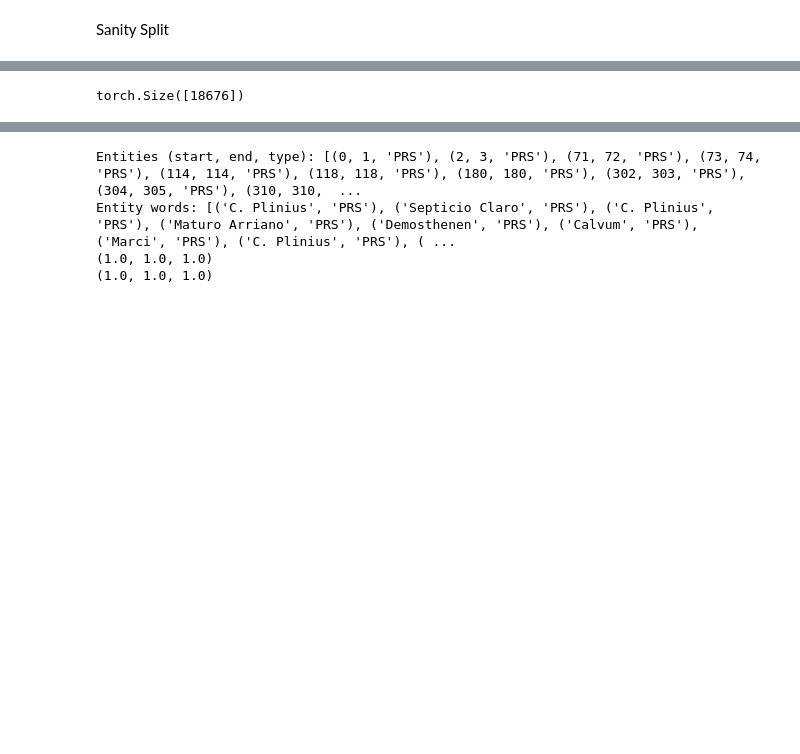
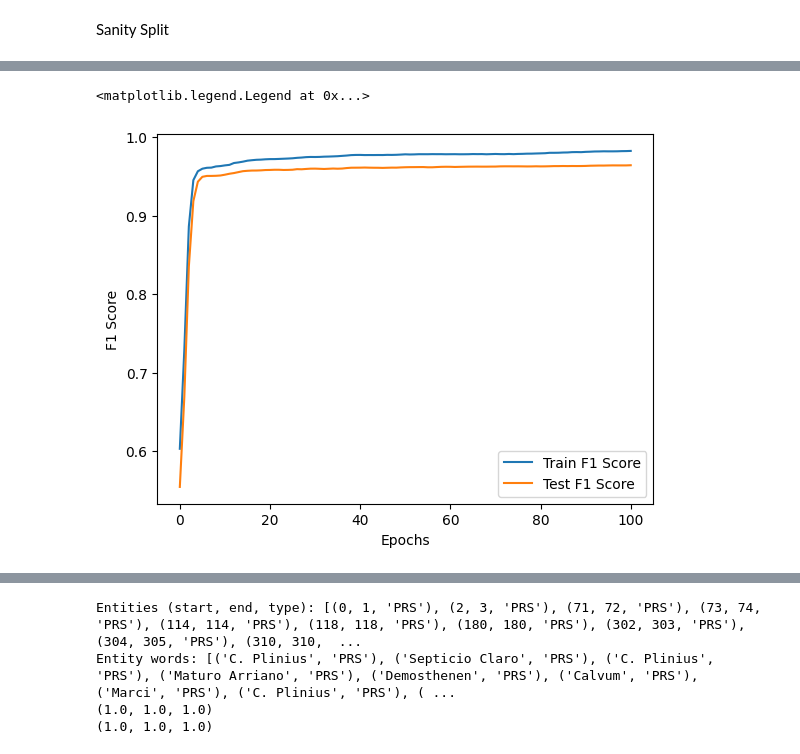
Before and after one commit to GabrielCirciu/Latin-NER-NLP, a Jupyter notebook: Data/data_multiclass.ipynb, the cells around one changed output, grey strips where cells are left out. Saved outputs shown, nothing was run; the diff lists cells and outputs as text; code cells hidden in the pictures; blank space fills up the shorter version.

Commit message:
Updated the code so we can compare two texts in a train-test way with each other

```diff
--- a/Data/data_multiclass.ipynb
+++ b/Data/data_multiclass.ipynb
@@ -330,6 +282,9 @@ Fail, try BERT supported
 # %%
 sentences = create_sentence_arrays("pliny.txt")
+test_sentences = create_sentence_arrays("ovid.txt")
+
 sentences_for_w2v = [[word for word, label in sentence] for sentence in sentences]
+test_sentences_for_w2v = [[word for word, label in sentence] for sentence in test_sentences]
 # %%
 
 # High level overview of unsupervised NER pipeline
@@ -454,0 +365,12 @@ weighted avg       0.98      0.99      0.98     18676
+# %%
+
+X = torch.stack(word_embeddings).numpy()  # shape: (num_tokens, hidden_size)
+X_test = torch.stack(test_word_embeddings).numpy()  # shape: (num_tokens, hidden_size)
+
+y = [[label for _, label in sentence] for sentence in sentences]
+y_test = [[label for _, label in sentence] for sentence in test_sentences]
+
+# clustering itself starts here
+n_clusters = 10_000 #play with it
+kmeans = KMeans(n_clusters=n_clusters, random_state=42).fit(X)
+cluster_ids = kmeans.labels_  # extract id of the cluster for each token
@@ -577,4 +525,12 @@ weighted avg       0.99      0.99      0.99     18676
-# %%
-logits.shape
-# %% [output]
-torch.Size([18676])
+# %%
+# Plotting the F1 score over epochs
+import matplotlib.pyplot as plt
+plotting_epochs = range(0, epochs+1)
+plt.plot(plotting_epochs, f1_score_list[0], label='Train F1 Score')
+plt.plot(plotting_epochs, f1_score_list[1], label='Test F1 Score')
+plt.xlabel('Epochs')
+plt.ylabel('F1 Score')
+plt.legend()
+# %% [output]
+<matplotlib.legend.Legend at 0x...>
+[figure, added]
```
Also changed, not shown: parts of 16 cells of this notebook.
